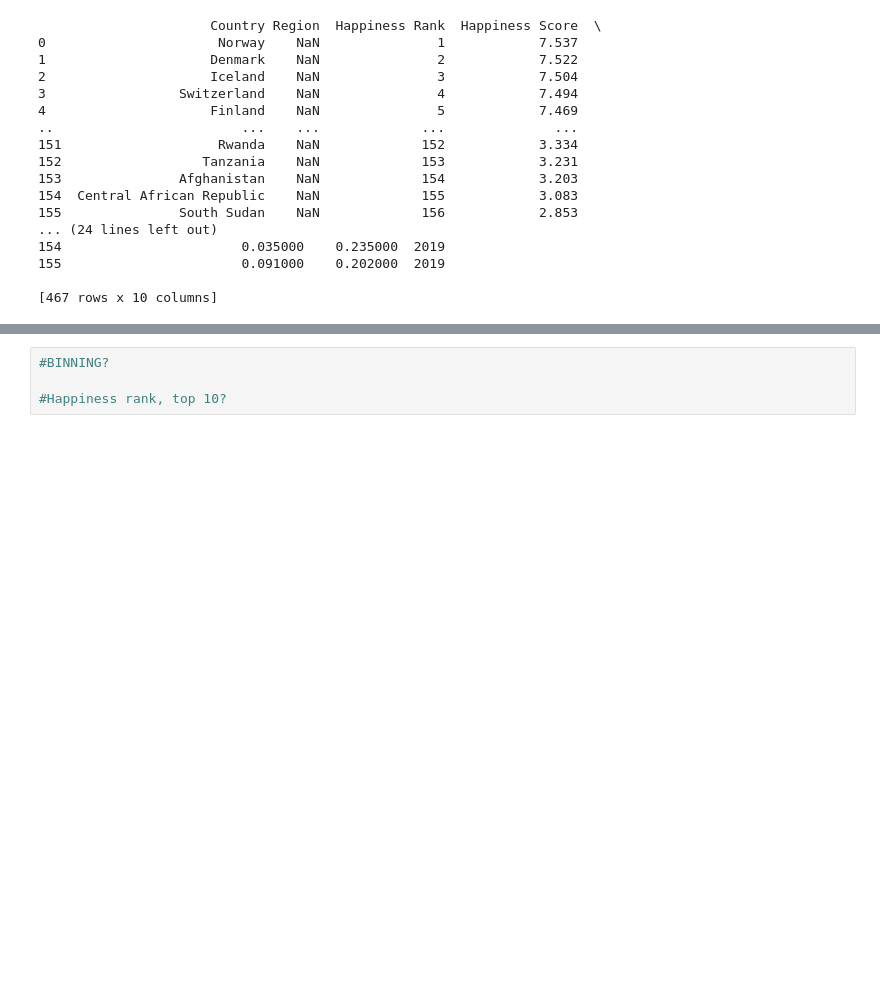
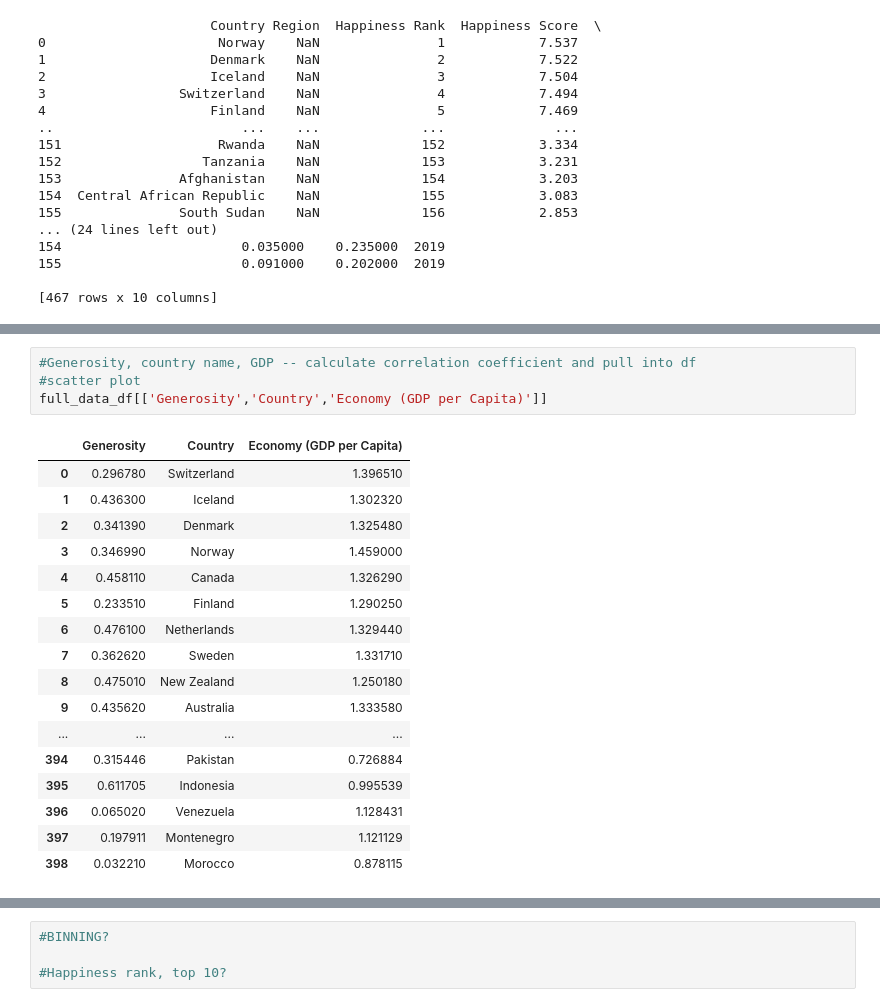
Before and after one commit to schwamb/project_1, a Jupyter notebook: susan_jn.ipynb, the cells around one changed output, grey strips where cells are left out. Drawn from its saved outputs; the diff is of its cells as text; blank space fills up the shorter version.

Commit message:
updated notebook with dataframes and questions

```diff
--- a/susan_jn.ipynb
+++ b/susan_jn.ipynb
@@ -180,0 +255,22 @@ full_data_df
+# %%
+#Generosity, country name, GDP -- calculate correlation coefficient and pull into df
+#scatter plot
+full_data_df[['Generosity','Country','Economy (GDP per Capita)']]
+# %% [output]
+|  | Generosity | Country | Economy (GDP per Capita) |
+| 0 | 0.296780 | Switzerland | 1.396510 |
+| 1 | 0.436300 | Iceland | 1.302320 |
+| 2 | 0.341390 | Denmark | 1.325480 |
+| 3 | 0.346990 | Norway | 1.459000 |
+| 4 | 0.458110 | Canada | 1.326290 |
+| 5 | 0.233510 | Finland | 1.290250 |
+| 6 | 0.476100 | Netherlands | 1.329440 |
+| 7 | 0.362620 | Sweden | 1.331710 |
+| 8 | 0.475010 | New Zealand | 1.250180 |
+| 9 | 0.435620 | Australia | 1.333580 |
+| ... | ... | ... | ... |
+| 394 | 0.315446 | Pakistan | 0.726884 |
+| 395 | 0.611705 | Indonesia | 0.995539 |
+| 396 | 0.065020 | Venezuela | 1.128431 |
+| 397 | 0.197911 | Montenegro | 1.121129 |
+| 398 | 0.032210 | Morocco | 0.878115 |
```
Also changed, not shown: parts of 15 cells of this notebook.
